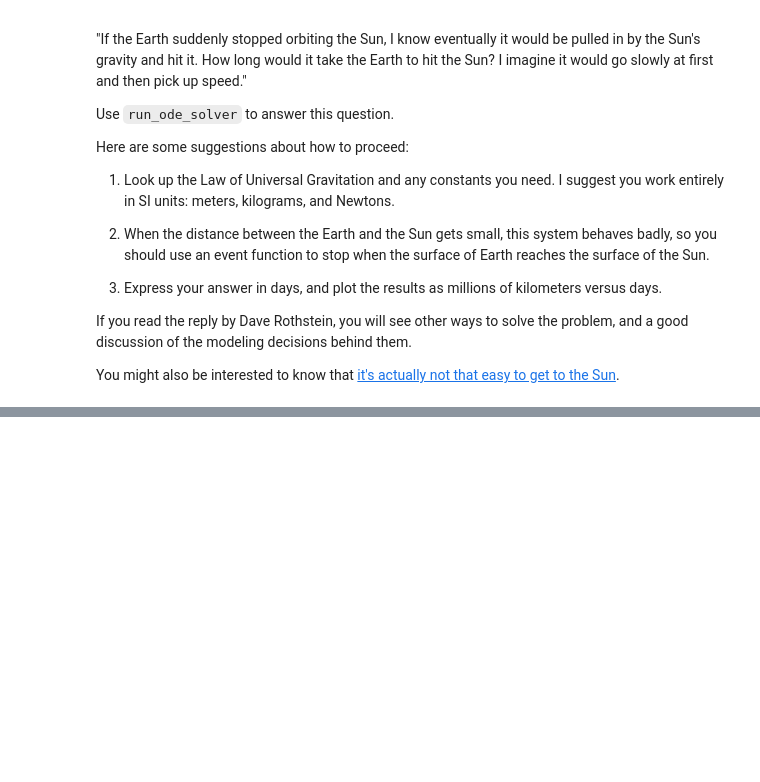
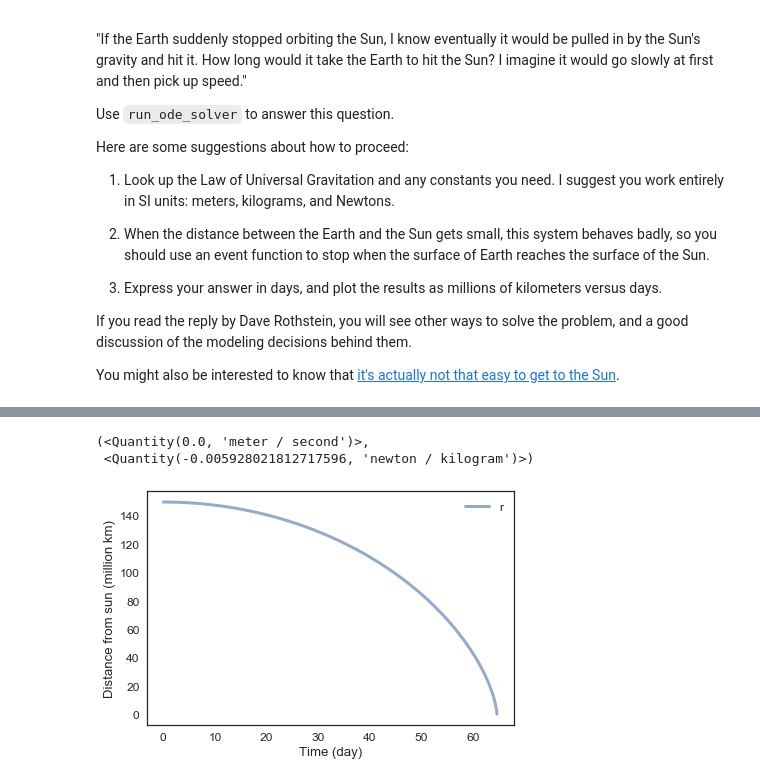
Before and after one commit to ThomasJagielski/ModSimPy, a Jupyter notebook: code/chap20mine.ipynb, the cells around one changed output, grey strips where cells are left out. Saved outputs shown, nothing was run; the diff lists cells and outputs as text; code cells hidden in the pictures; blank space fills up the shorter version.

```diff
--- a/code/chap20mine.ipynb
+++ b/code/chap20mine.ipynb
@@ -226,0 +296,40 @@ You might also be interested to know that [it's actually not that easy to get to
+# %%
+def universal_gravitation(state, system):
+
+    r, v = state
+    unpack(system)
+
+    force = (G * (m1 * m2)) / (r**2)
+
+    return force
+# %%
+def slope_func(state, t, system):
+    r, v = state
+    unpack(system)
+
+    force = universal_gravitation(state, system)
+    dydt = v
+    dvdt = -force / m2
+
+    return dydt, dvdt
+# %%
+slope_func(init, 0, system)
+# %% [output]
+(<Quantity(0.0, 'meter / second')>,
+ <Quantity(-0.005928021812717596, 'newton / kilogram')>)
+# %%
+results, details = run_ode_solver(system, slope_func, max_step = 1e4 * s)
+# %%
+# Convert seconds to days
+results.index /= 60 * 60 *24
+
+# Convert meters to millions of km
+results.r /= 1e9
+# %%
+plot(results.r, label = 'r')
+decorate(xlabel = 'Time (day)',
+         ylabel = 'Distance from sun (million km)')
+
+# Consider using t_eval or min_step
+# %% [output]
+[figure, added]
```
Also changed, not shown: parts of 45 cells of this notebook, 1 other file.
